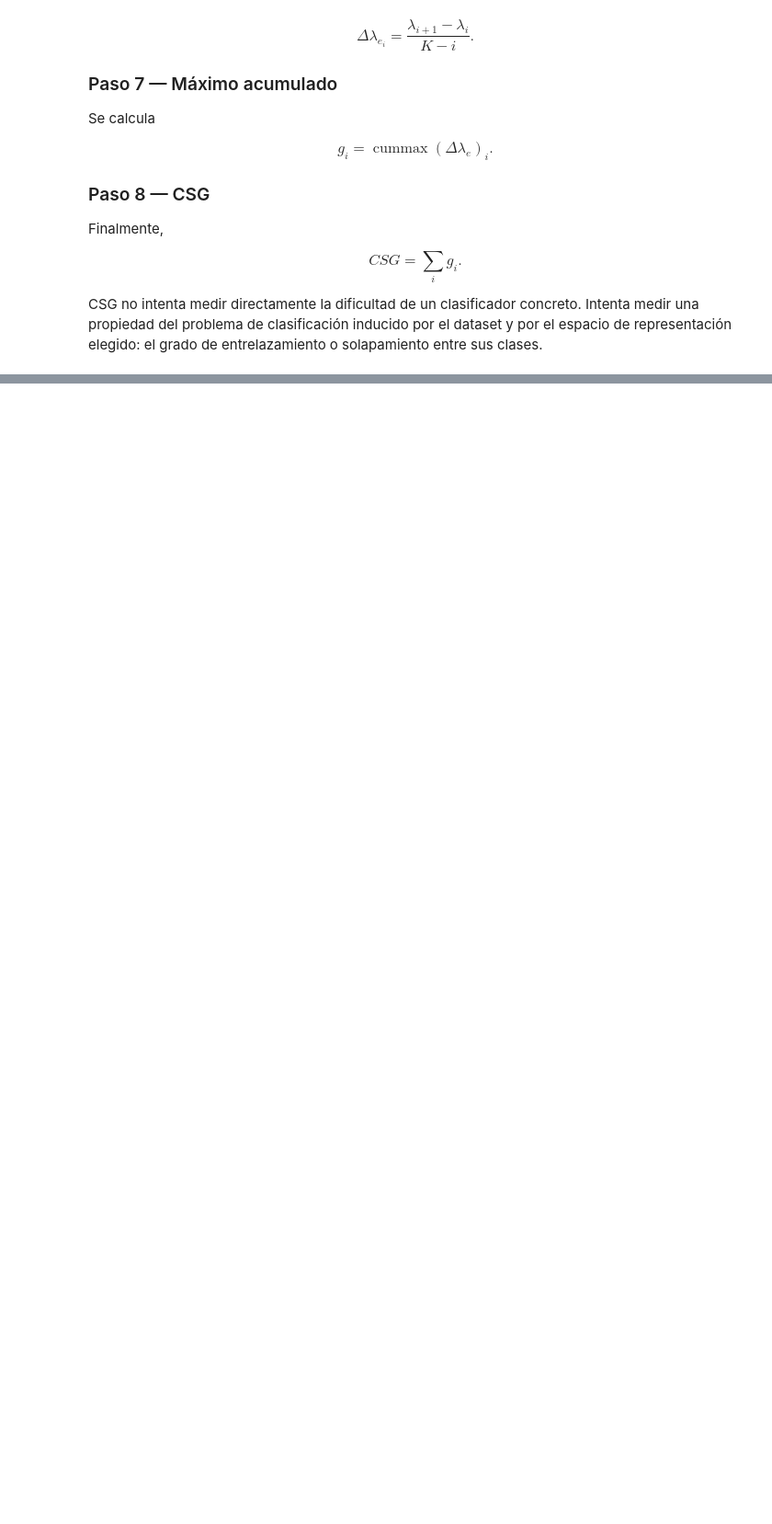
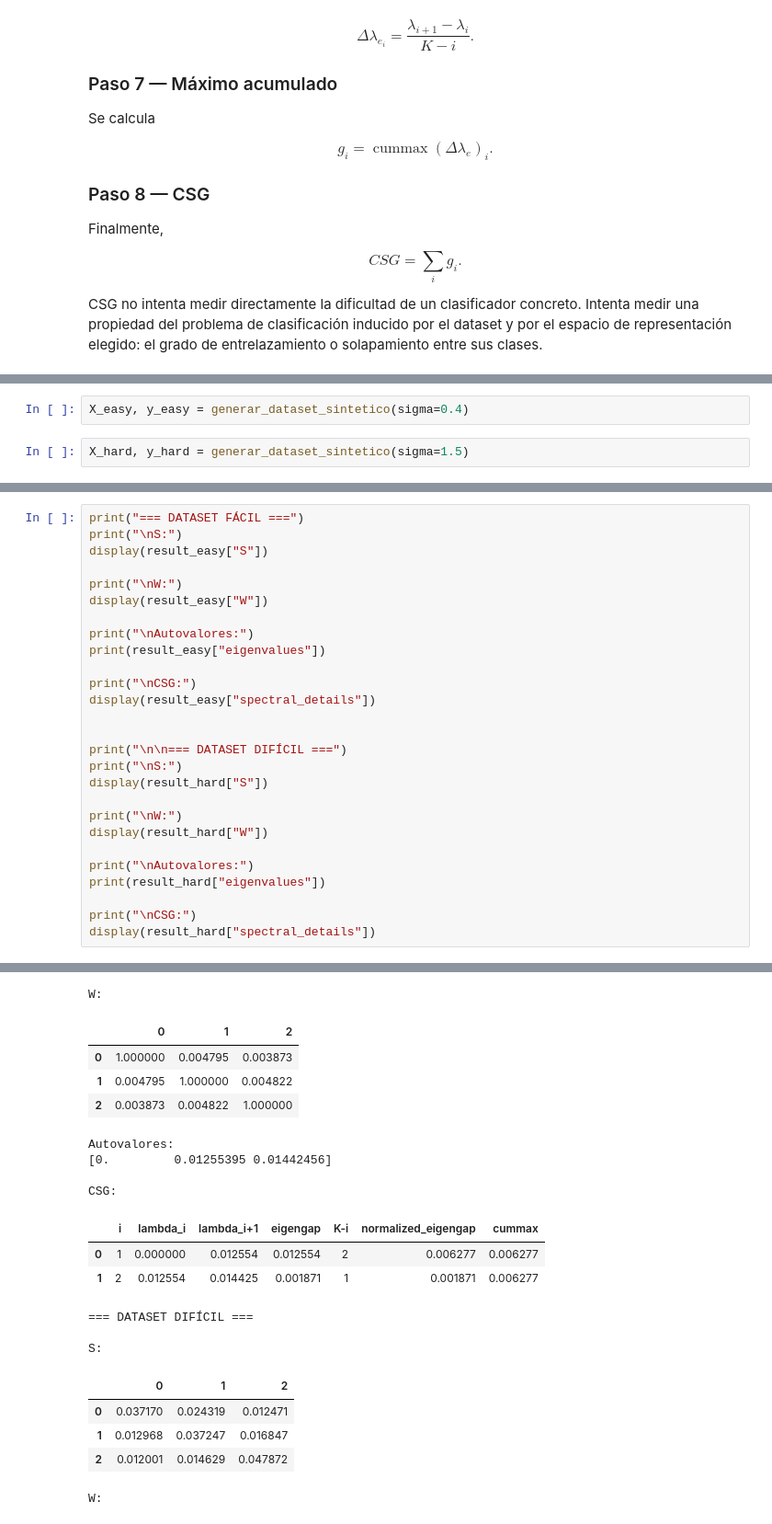
Before and after one commit to carmenlancho/FeatureSelection_Complexity, a Jupyter notebook: Notebooks/EstudioSpectralClusteringComplexityMeasure.ipynb, the cells around one changed output, grey strips where cells are left out. Shown at 92% size. Saved outputs shown, nothing was run; the diff lists cells and outputs as text; blank space fills up the shorter version.

```diff
--- a/Notebooks/EstudioSpectralClusteringComplexityMeasure.ipynb
+++ b/Notebooks/EstudioSpectralClusteringComplexityMeasure.ipynb
@@ -754,0 +1401,4 @@ CSG no intenta medir directamente la dificultad de un clasificador concreto. Int
+# %%
+X_easy, y_easy = generar_dataset_sintetico(sigma=0.4)
+# %%
+X_hard, y_hard = generar_dataset_sintetico(sigma=1.5)
@@ -754,0 +1414,28 @@ CSG no intenta medir directamente la dificultad de un clasificador concreto. Int
+# %%
+print("=== DATASET FÁCIL ===")
+print("\nS:")
+display(result_easy["S"])
+
+print("\nW:")
+display(result_easy["W"])
+
+print("\nAutovalores:")
+print(result_easy["eigenvalues"])
+
+print("\nCSG:")
+display(result_easy["spectral_details"])
+
+
+print("\n\n=== DATASET DIFÍCIL ===")
+print("\nS:")
+display(result_hard["S"])
+
+print("\nW:")
+display(result_hard["W"])
+
+print("\nAutovalores:")
+print(result_hard["eigenvalues"])
+
+print("\nCSG:")
+display(result_hard["spectral_details"])
+# %% [output]
@@ -754,0 +1449,20 @@ CSG no intenta medir directamente la dificultad de un clasificador concreto. Int
+W:
+|  | 0 | 1 | 2 |
+| 0 | 1.000000 | 0.004795 | 0.003873 |
+| 1 | 0.004795 | 1.000000 | 0.004822 |
+| 2 | 0.003873 | 0.004822 | 1.000000 |
+Autovalores:
+[0.         0.01255395 0.01442456]
+
+CSG:
+|  | i | lambda_i | lambda_i+1 | eigengap | K-i | normalized_eigengap | cummax |
+| 0 | 1 | 0.000000 | 0.012554 | 0.012554 | 2 | 0.006277 | 0.006277 |
+| 1 | 2 | 0.012554 | 0.014425 | 0.001871 | 1 | 0.001871 | 0.006277 |
+=== DATASET DIFÍCIL ===
+
+S:
+|  | 0 | 1 | 2 |
+| 0 | 0.037170 | 0.024319 | 0.012471 |
+| 1 | 0.012968 | 0.037247 | 0.016847 |
+| 2 | 0.012001 | 0.014629 | 0.047872 |
+W:
```
Also changed, not shown: parts of 31 cells of this notebook.
